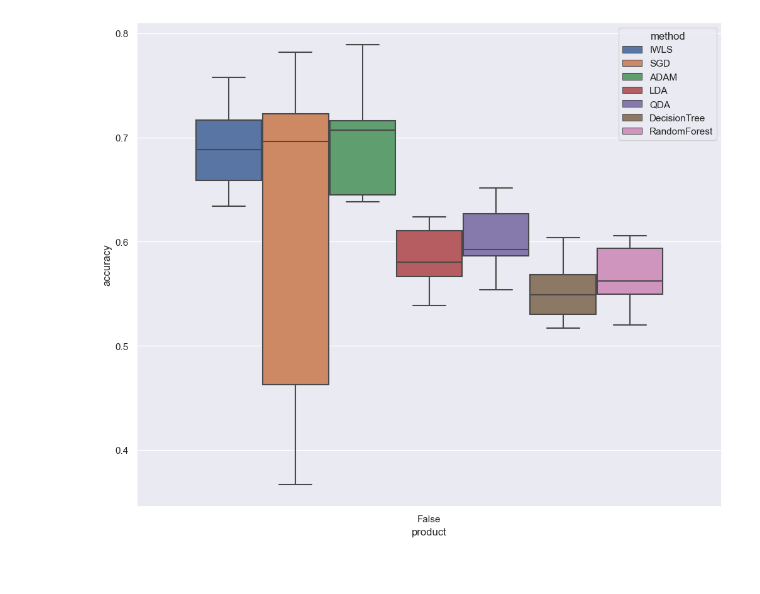
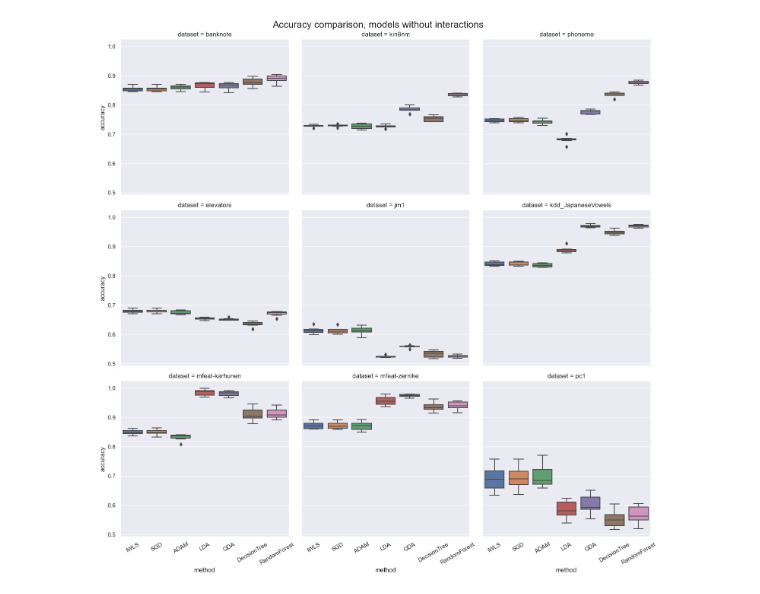
Before and after one commit to dyrewucktv/aml_projekt, a Jupyter notebook: classification_performance_analysis.ipynb, the cells around one changed output. Saved outputs shown, nothing was run; the diff lists cells and outputs as text; code cells hidden in the pictures.

Commit message:
Final accuracy calculations

```diff
--- a/classification_performance_analysis.ipynb
+++ b/classification_performance_analysis.ipynb
@@ -60,5 +60,15 @@ df.head()
-# %%
-sns.boxplot(data=df[df["dataset"] == "pc1"], x="product", y="accuracy", hue="method")
-plt.show()
-# %% [output]
-[figure, removed]
+# %%
+g = sns.catplot(
+    data=df[df["product"] == False],
+    x="method",
+    y="accuracy",
+    col="dataset",
+    kind="box",
+    col_wrap=3,
+)
+g.tick_params(axis="x", rotation=30)
+plt.suptitle("Accuracy comparison, models without interactions", fontsize=18)
+plt.tight_layout()
+plt.show()
+# %% [output]
+[figure, added]
```
Also changed, not shown: parts of 6 cells of this notebook, 1 other file.
